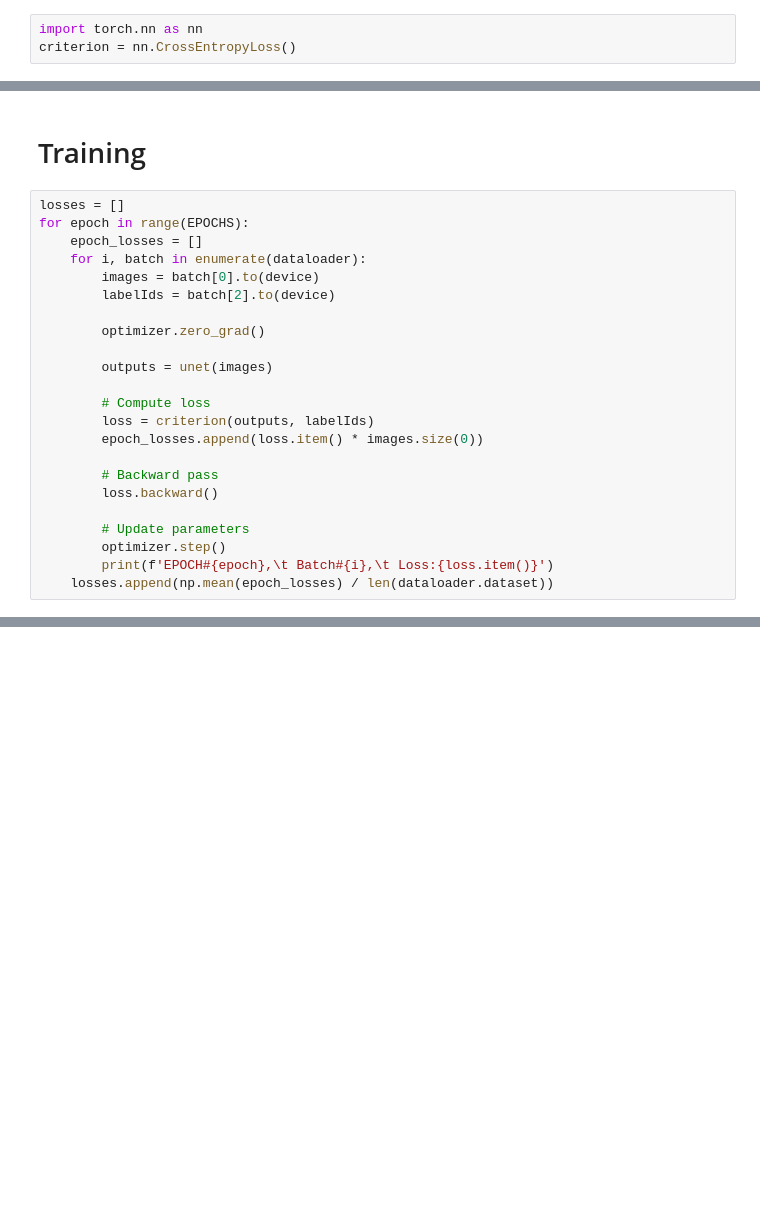
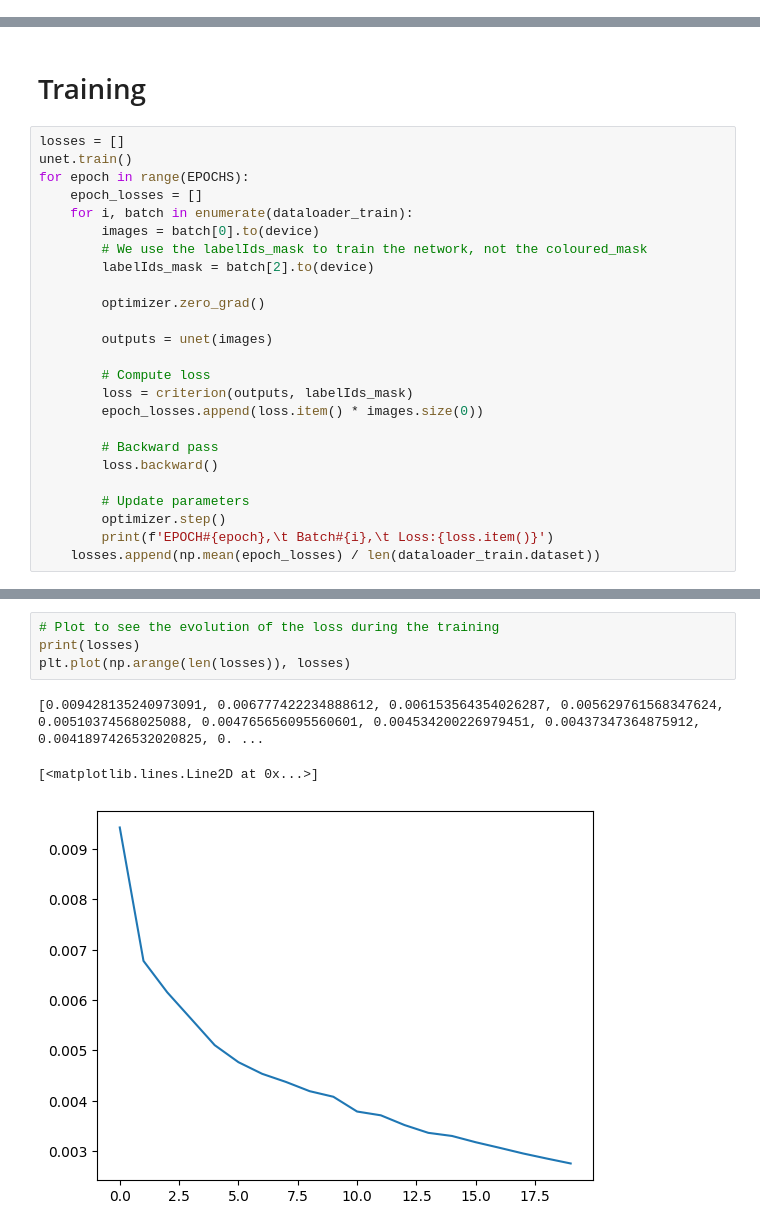
Before and after one commit to LorenzoBacchini/3D_perception_Project_1, a Jupyter notebook: U-Net.ipynb, the cells around one changed output, grey strips where cells are left out. Saved outputs shown, nothing was run; the diff lists cells and outputs as text; blank space fills up the shorter version.

```diff
--- a/U-Net.ipynb
+++ b/U-Net.ipynb
@@ -241,3 +279,0 @@ plt.show()
-# %%
-import torch.nn as nn
-criterion = nn.CrossEntropyLoss()
@@ -248,18 +281,20 @@ optimizer = torch.optim.Adam(unet.parameters(), lr=LR)
 # Training
 # %%
 losses = []
+unet.train()
 for epoch in range(EPOCHS):
     epoch_losses = []
-    for i, batch in enumerate(dataloader):
+    for i, batch in enumerate(dataloader_train):
         images = batch[0].to(device)
-        labelIds = batch[2].to(device)
+        # We use the labelIds_mask to train the network, not the coloured_mask
+        labelIds_mask = batch[2].to(device)
 
         optimizer.zero_grad()
 
         outputs = unet(images)
 
         # Compute loss
-        loss = criterion(outputs, labelIds)
+        loss = criterion(outputs, labelIds_mask)
         epoch_losses.append(loss.item() * images.size(0))
 
         # Backward pass
@@ -268,4 +303,4 @@ for epoch in range(EPOCHS):
         # Update parameters
         optimizer.step()
         print(f'EPOCH#{epoch},\t Batch#{i},\t Loss:{loss.item()}')
-    losses.append(np.mean(epoch_losses) / len(dataloader.dataset))
+    losses.append(np.mean(epoch_losses) / len(dataloader_train.dataset))
@@ -271,0 +325,8 @@ for epoch in range(EPOCHS):
+# %%
+# Plot to see the evolution of the loss during the training
+print(losses)
+plt.plot(np.arange(len(losses)), losses)
+# %% [output]
+[0.009428135240973091, 0.006777422234888612, 0.006153564354026287, 0.005629761568347624, 0.00510374568025088, 0.004765656095560601, 0.004534200226979451, 0.00437347364875912, 0.0041897426532020825, 0. ...
+[<matplotlib.lines.Line2D at 0x...>]
+[figure, added]
```
Also changed, not shown: parts of 42 cells of this notebook.
